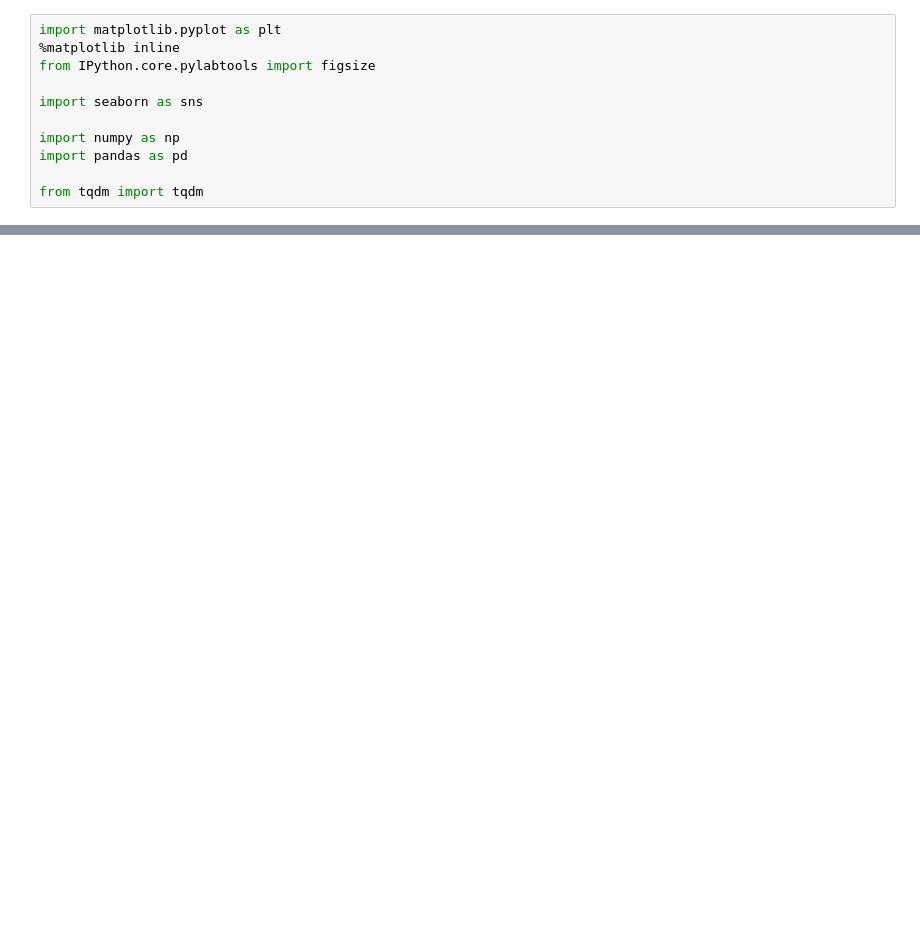
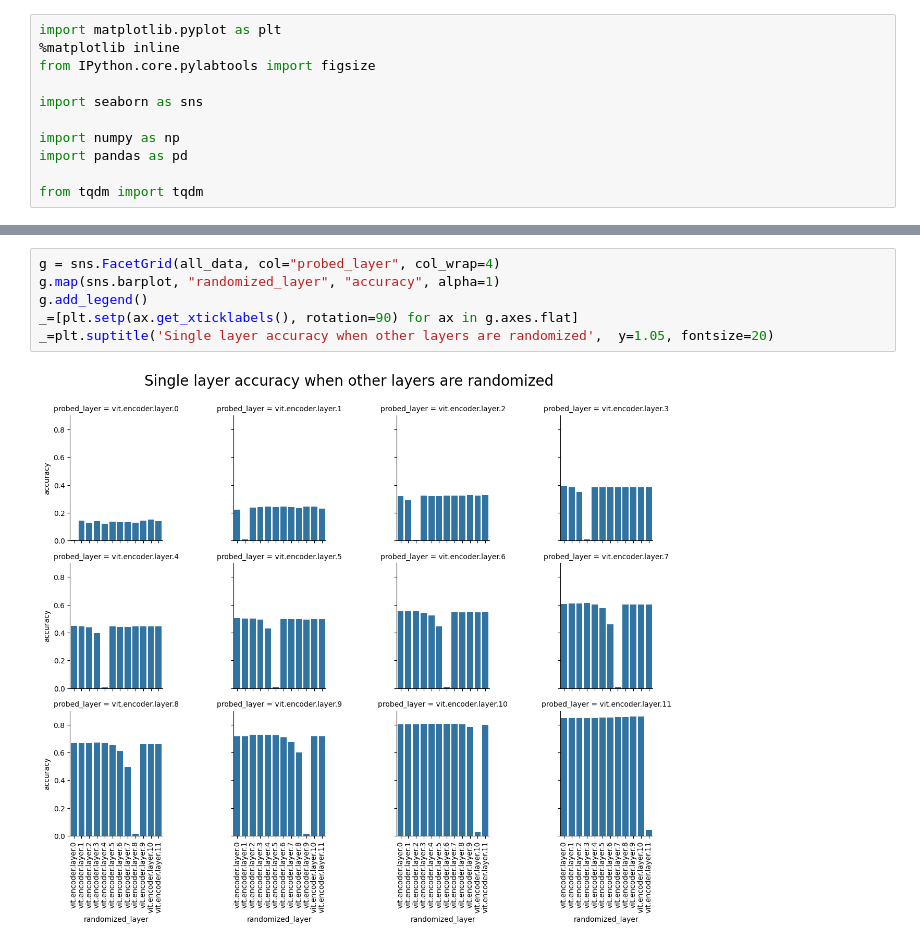
Before and after one commit to lrast/CLSTokenAnalysis, a Jupyter notebook: 1.0-randomization_and_readout.ipynb, the cells around one changed output, grey strips where cells are left out. Cells and saved outputs as stored; diff of their text form; blank space fills up the shorter version.

```diff
--- a/1.0-randomization_and_readout.ipynb
+++ b/1.0-randomization_and_readout.ipynb
@@ -40,0 +91,8 @@ KeyboardInterrupt:
+# %%
+g = sns.FacetGrid(all_data, col="probed_layer", col_wrap=4)
+g.map(sns.barplot, "randomized_layer", "accuracy", alpha=1)
+g.add_legend()
+_=[plt.setp(ax.get_xticklabels(), rotation=90) for ax in g.axes.flat]
+_=plt.suptitle('Single layer accuracy when other layers are randomized',  y=1.05, fontsize=20)
+# %% [output]
+[figure, added]
```
Also changed, not shown: parts of 17 cells of this notebook, 1 other file.
